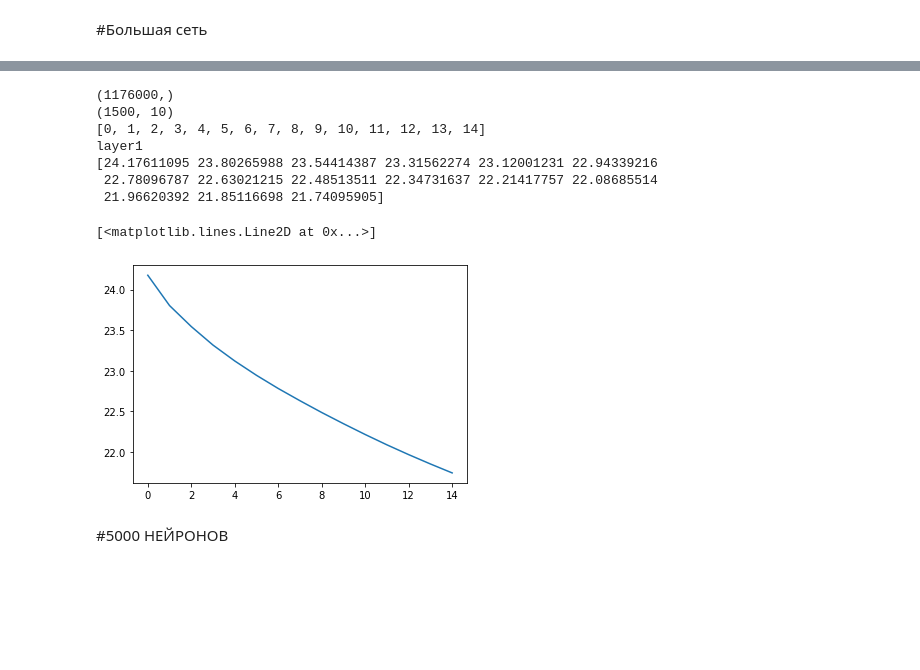
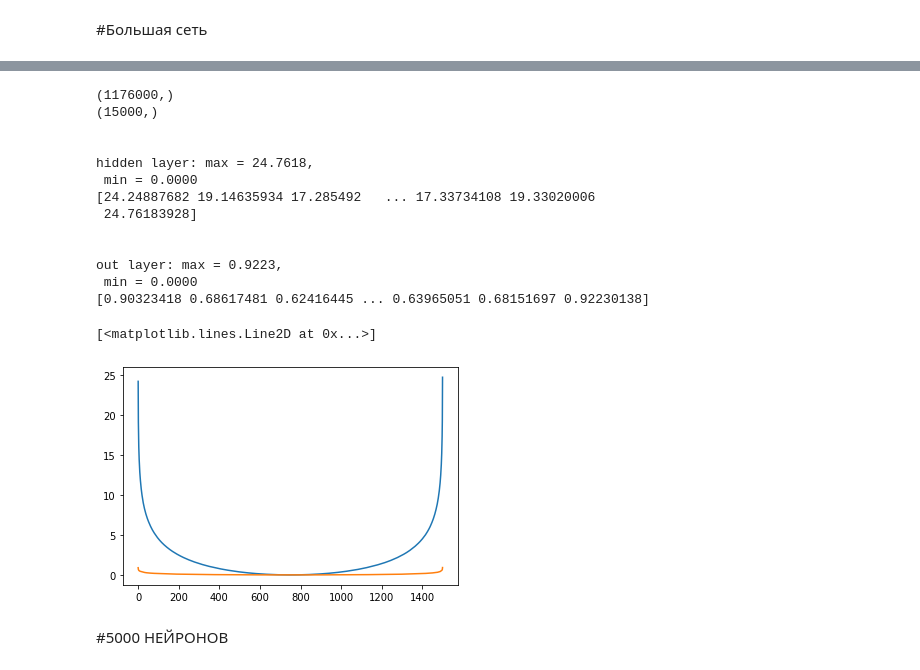
Before and after one commit to helenross636/magic_season, a Jupyter notebook: ENERGY__mnist_keras.ipynb, the cells around one changed output, grey strips where cells are left out. Cells and saved outputs as stored; diff of their text form; code cells hidden in the pictures; blank space fills up the shorter version.

```diff
--- a/ENERGY__mnist_keras.ipynb
+++ b/ENERGY__mnist_keras.ipynb
@@ -208,39 +242,56 @@ TypeError: ignored
 # %%
 weight_origin=model2.layers[0].get_weights()[0].flatten()
-weight_origin2=model2.layers[1].get_weights()[0]
+weight_origin2=model2.layers[1].get_weights()[0].flatten()
 #уточнить длину
 print(weight_origin.shape)
 print(weight_origin2.shape)
 #отсортировать
 weight_origin.sort()
 weight_origin2.sort()
 
-layer1 = np.empty(15)
-layer2 = np.empty(15)
-x = [0, 1, 2, 3, 4, 5, 6, 7, 8, 9, 10, 11, 12, 13, 14]
-print(x)
+layer1 = np.empty(1500)
+layer2 = np.empty(1500)
+x = range(1500)
 
-for i in range(15):
+
+for i in range(1500):
   sum1 = 0
   for j in range(784):
-    sum1 = sum1 + weight_origin[i*15 + j]*weight_origin[i*15 + j]
+    sum1 = sum1 + weight_origin[i*784 + j]*weight_origin[i*784 + j]
   layer1[i] = sum1
 
-print("layer1")
+for i in range(1500):
+  sum2 = 0
+  for j in range(10):
+    sum2 = sum2 + weight_origin2[i*10 + j]*weight_origin2[i*10 + j]
+  layer2[i] = sum2
+
+print("\n")
+print("hidden layer: max = %.4f," % (layer1.max()))
+print(" min = %.4f" % (layer1.min()))
 print(layer1)
+print("\n")
+print("out layer: max = %.4f," % (layer2.max()))
+print(" min = %.4f" % (layer2.min()))
+print(layer2)
 plt.plot(x,layer1)
-#print("layer2")
-#print(layer2)
+plt.plot(x,layer2)
 # %% [output]
 (1176000,)
-(1500, 10)
-[0, 1, 2, 3, 4, 5, 6, 7, 8, 9, 10, 11, 12, 13, 14]
-layer1
-[24.17611095 23.80265988 23.54414387 23.31562274 23.12001231 22.94339216
- 22.78096787 22.63021215 22.48513511 22.34731637 22.21417757 22.08685514
- 21.96620392 21.85116698 21.74095905]
+(15000,)
+
+
+hidden layer: max = 24.7618,
+ min = 0.0000
+[24.24887682 19.14635934 17.285492   ... 17.33734108 19.33020006
+ 24.76183928]
+
+
+out layer: max = 0.9223,
+ min = 0.0000
+[0.90323418 0.68617481 0.62416445 ... 0.63965051 0.68151697 0.92230138]
 [<matplotlib.lines.Line2D at 0x...>]
-[figure, old version]
+[figure, new version]
 # %% [markdown]
 #5000 НЕЙРОНОВ
 # %%
```
Also changed, not shown: parts of 8 cells of this notebook.
